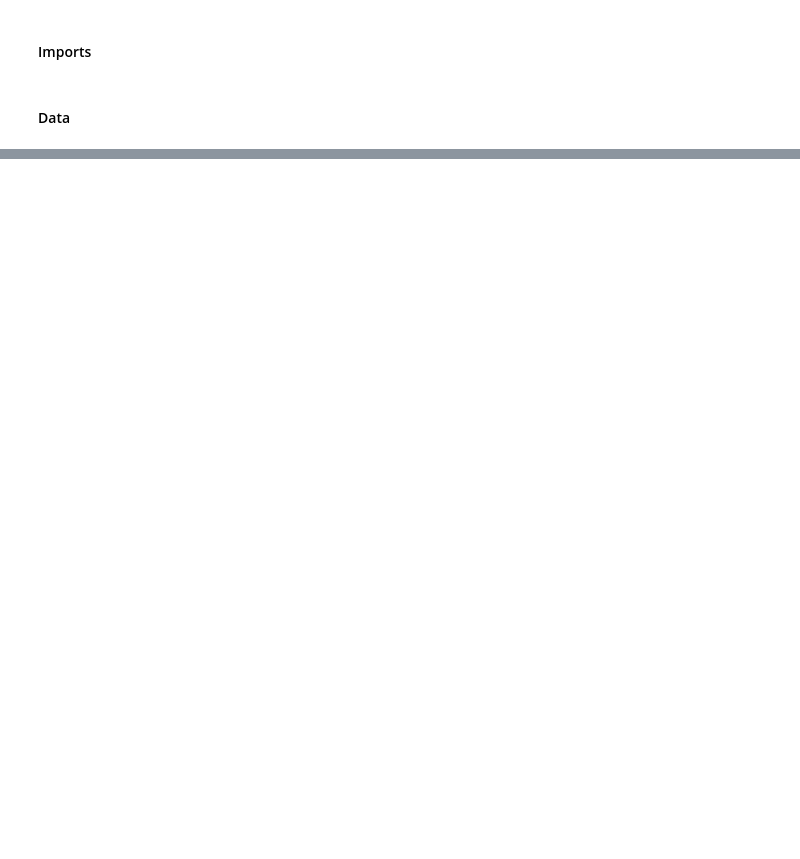
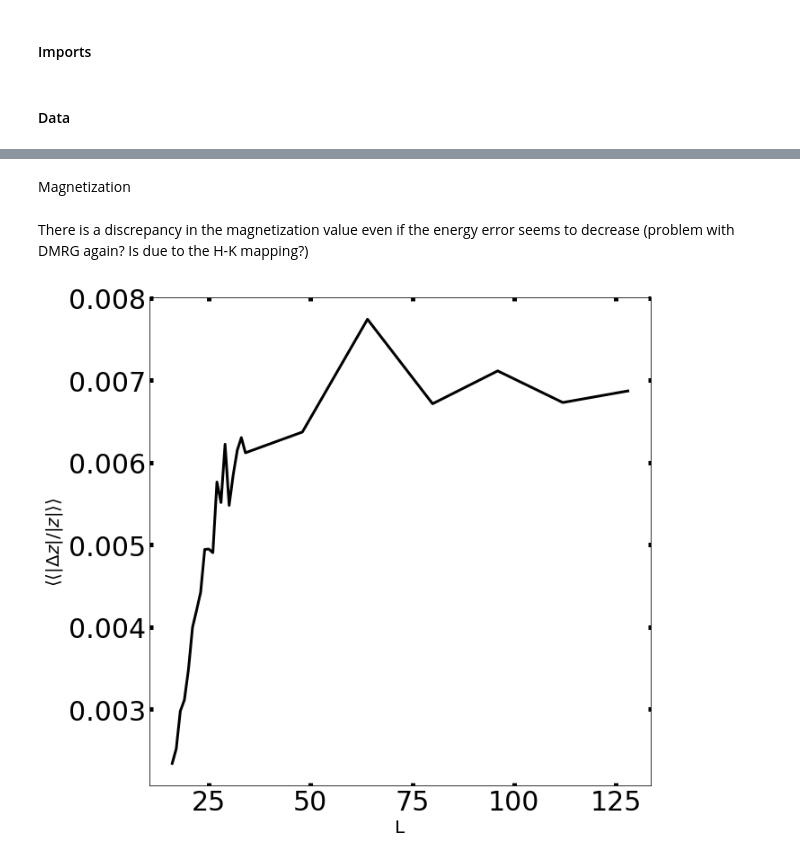
Before and after one commit to emacosta95/dft_for_ising, a Jupyter notebook: dft_ising_2nn_analysis.ipynb, the cells around one changed output, grey strips where cells are left out. Cells and saved outputs as stored; diff of their text form; code cells hidden in the pictures; blank space fills up the shorter version.

```diff
--- a/dft_ising_2nn_analysis.ipynb
+++ b/dft_ising_2nn_analysis.ipynb
@@ -420,0 +111,23 @@ plt.show()
+# %% [markdown]
+Magnetization
+# %% [markdown]
+There is a discrepancy in the magnetization value even if the energy error seems to decrease (problem with DMRG again? Is due to the H-K mapping?)
+# %%
+blocks=ls
+plt.figure(figsize=(10,10))
+plt.plot(blocks,[np.average(z,axis=-1) for z in dz],color='black',linewidth=3)
+plt.xlabel('L',fontsize=20)
+plt.ylabel(r'$\langle \langle |\Delta z|/|z| \rangle \rangle$',fontsize=20)
+plt.tick_params(
+            top=True,
+            right=True,
+            labeltop=False,
+            labelright=False,
+            direction="in",
+            labelsize=30,
+            width=5,
+        )
+
+plt.show()
+# %% [output]
+[figure, added]
```
Also changed, not shown: parts of 150 cells of this notebook, 13 other files.
